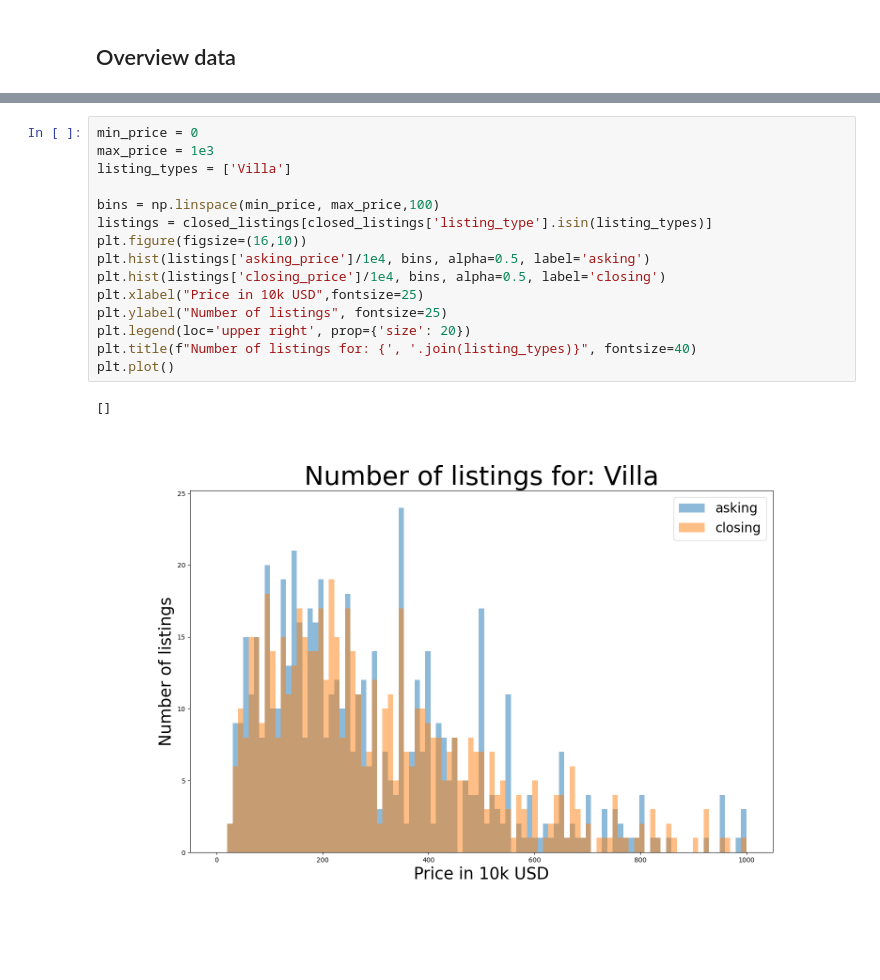
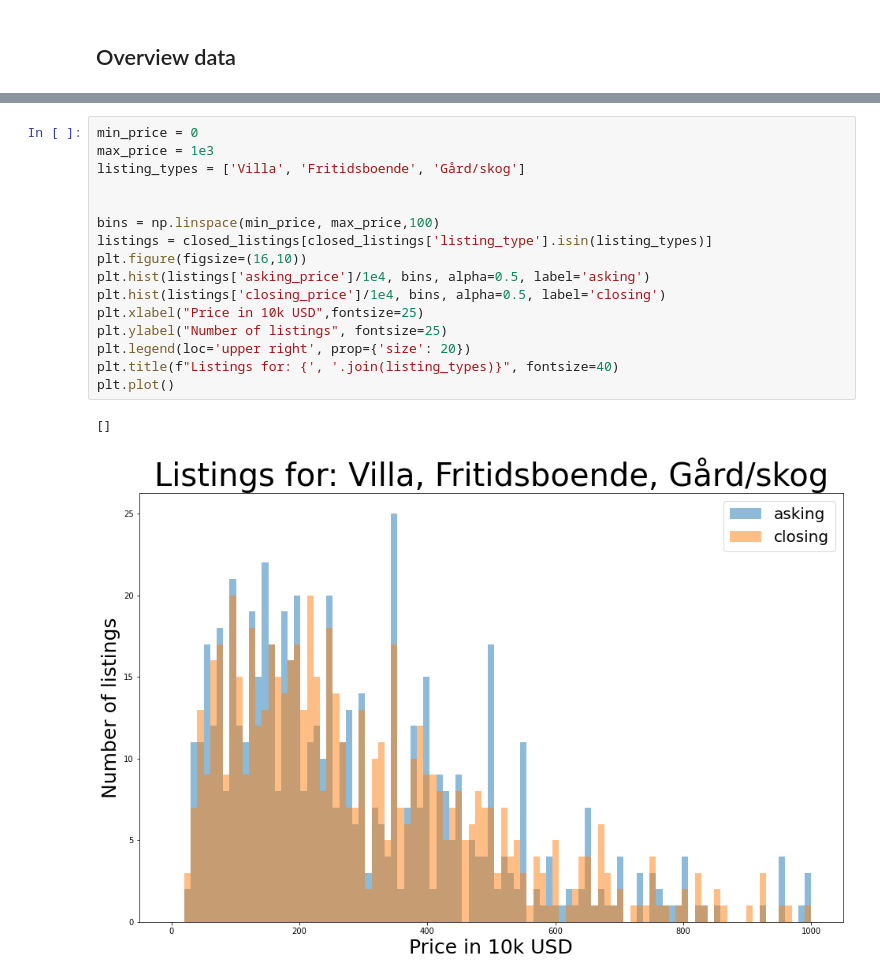
Before and after one commit to orchardpark/realsweden, a Jupyter notebook: property_market.ipynb, the cells around one changed output, grey strips where cells are left out. Cells and saved outputs as stored; diff of their text form; blank space fills up the shorter version.

Commit message:
Number of listings per type

```diff
--- a/property_market.ipynb
+++ b/property_market.ipynb
@@ -37,18 +45,19 @@ property_types
 # %%
 min_price = 0
 max_price = 1e3
-listing_types = ['Villa']
+listing_types = ['Villa', 'Fritidsboende', 'Gård/skog']
+
 
 bins = np.linspace(min_price, max_price,100)
 listings = closed_listings[closed_listings['listing_type'].isin(listing_types)]
 plt.figure(figsize=(16,10))
 plt.hist(listings['asking_price']/1e4, bins, alpha=0.5, label='asking')
 plt.hist(listings['closing_price']/1e4, bins, alpha=0.5, label='closing')
 plt.xlabel("Price in 10k USD",fontsize=25)
 plt.ylabel("Number of listings", fontsize=25)
 plt.legend(loc='upper right', prop={'size': 20})
-plt.title(f"Number of listings for: {', '.join(listing_types)}", fontsize=40)
+plt.title(f"Listings for: {', '.join(listing_types)}", fontsize=40)
 plt.plot()
 # %% [output]
 []
-[figure, old version]
+[figure, new version]
```
Also changed, not shown: parts of 2 cells of this notebook.
